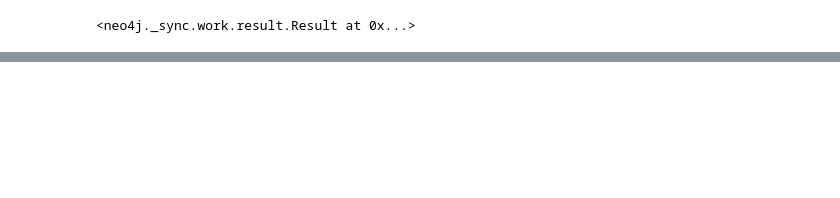
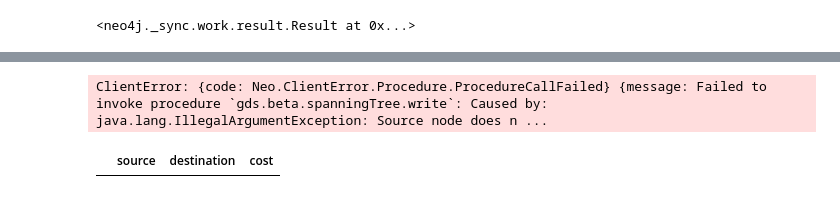
Before and after one commit to drussel4/refugee-flows, a Jupyter notebook: neo4j_workspace.ipynb, the cells around one changed output, grey strips where cells are left out. Drawn from its saved outputs; the diff is of its cells as text; code cells hidden in the pictures; blank space fills up the shorter version.

```diff
--- a/neo4j_workspace.ipynb
+++ b/neo4j_workspace.ipynb
@@ -564,0 +517,37 @@ Image(filename='viz/syria_graph2.png')
+# %%
+query = """
+
+MATCH (n:Country {name: $source})
+CALL gds.beta.spanningTree.write('ds_graph',
+                                          {sourceNode: id(n),
+                                           relationshipWeightProperty: 'refugees',
+                                           writeProperty: 'writeCost',
+                                           writeRelationshipType: 'MST'
+                                          }
+                                         )
+YIELD preProcessingMillis, computeMillis, writeMillis, effectiveNodeCount
+RETURN preProcessingMillis, computeMillis, writeMillis, effectiveNodeCount;
+
+"""
+
+source = "Syrian Arab Rep."
+
+my_neo4j_run_query_pandas(query, source=source)
+# %% [output]
+ClientError: {code: Neo.ClientError.Procedure.ProcedureCallFailed} {message: Failed to invoke procedure `gds.beta.spanningTree.write`: Caused by: java.lang.IllegalArgumentException: Source node does n ...
+# %%
+query = """
+
+MATCH path = (n:Country {name: $source})-[:MST*]-()
+WITH relationships(path) AS rels
+UNWIND rels AS rel
+WITH DISTINCT rel AS rel
+RETURN startNode(rel).name AS source, endNode(rel).name AS destination, rel.writeCost AS cost
+
+"""
+
+source = "Syrian Arab Rep."
+
+my_neo4j_run_query_pandas(query, source=source)
+# %% [output]
+|  | source | destination | cost |
```
Also changed, not shown: parts of 20 cells of this notebook.
